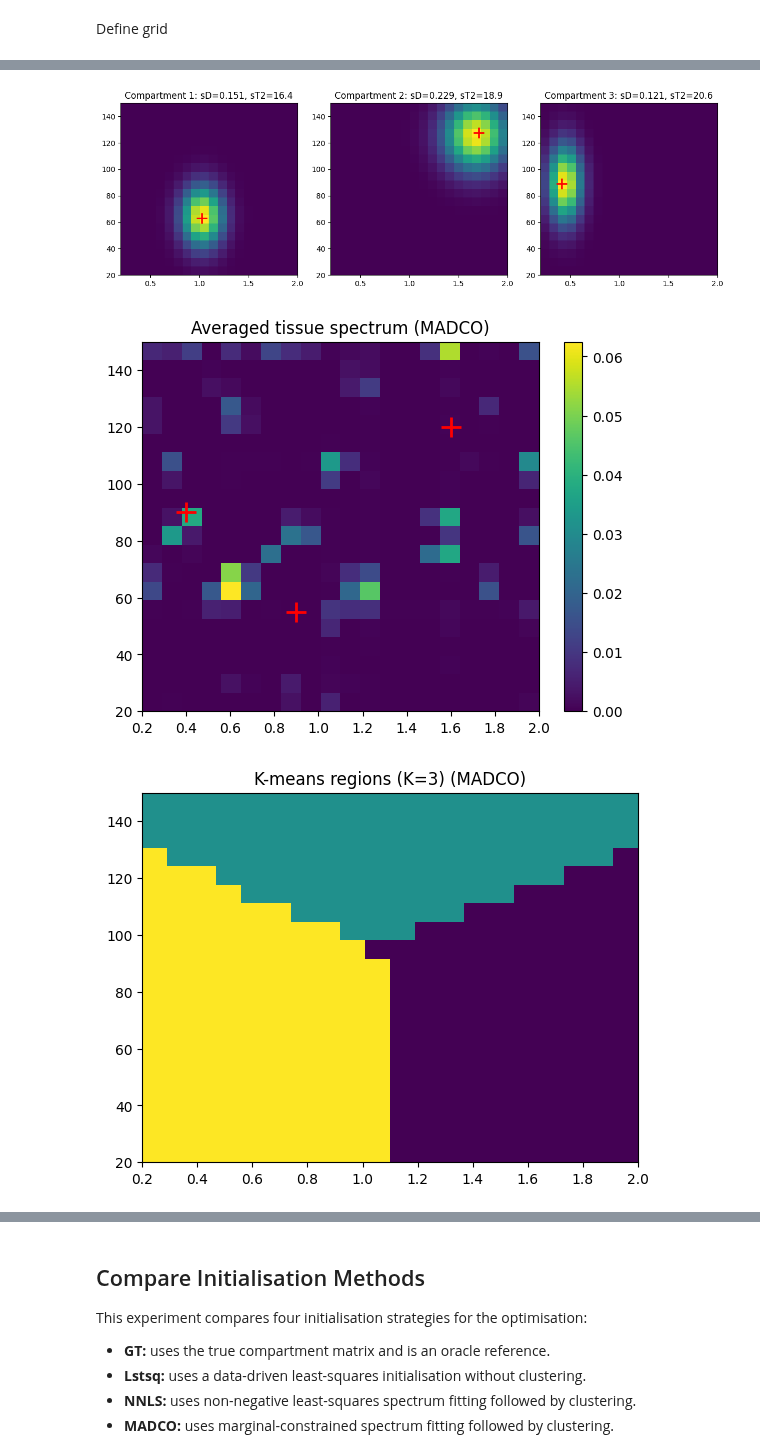
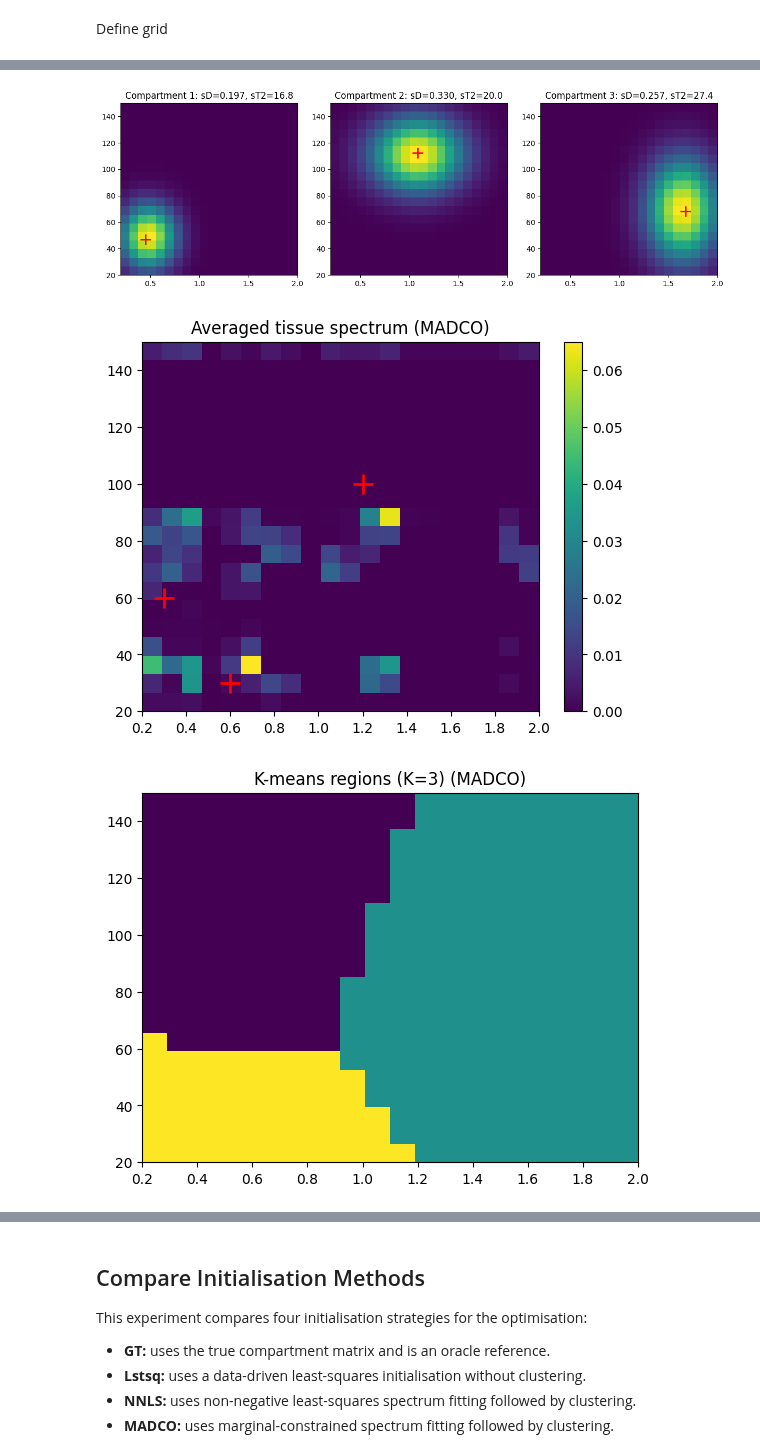
Before and after one commit to mariabrad/bayesCode, a Jupyter notebook: testing_nnls_madco.ipynb, the cells around one changed output, grey strips where cells are left out. Drawn from its saved outputs; the diff is of its cells as text; code cells hidden in the pictures.

```diff
--- a/testing_nnls_madco.ipynb
+++ b/testing_nnls_madco.ipynb
@@ -40,14 +40,14 @@ Dmin, T2min, Dmax, T2max, nD, nT2 = 0.2, 20.0, 2.0, 150.0, 20, 20
 Bmin, Bmax, nB, TEmin, TEmax, nTE = 0.0, 4.0, 20, 20.0, 180.0, 20
 R, K = 10, 3
 alpha_true = 1.5
-n_voxels = 300
+n_voxels = 100
 sigma_true = 0.002
 eps = 0.0001
 
-D_means = [0.4, 0.9, 1.6]
-D_stds = [0.10, 0.12, 0.16]
-T2_means = [90, 55, 120]
-T2_stds = [15, 10, 18]
+D_means = [0.3, 0.6, 1.2]
+D_stds = [0.1, 0.4, 0.5]
+T2_means = [60, 30, 100]
+T2_stds = [10, 5, 18]
 
 np.random.seed(1)
 rng = np.random.default_rng(1)
@@ -111,3 +111,3 @@ plot_compartment_comparison(C_true_full, C_init_full, K, nD, nT2, D_vals, T2_val
-[figure, old version]
+[figure, new version]
-[figure, old version]
+[figure, new version]
-[figure, old version]
+[figure, new version]
```
Also changed, not shown: parts of 7 cells of this notebook, 2 other files.
